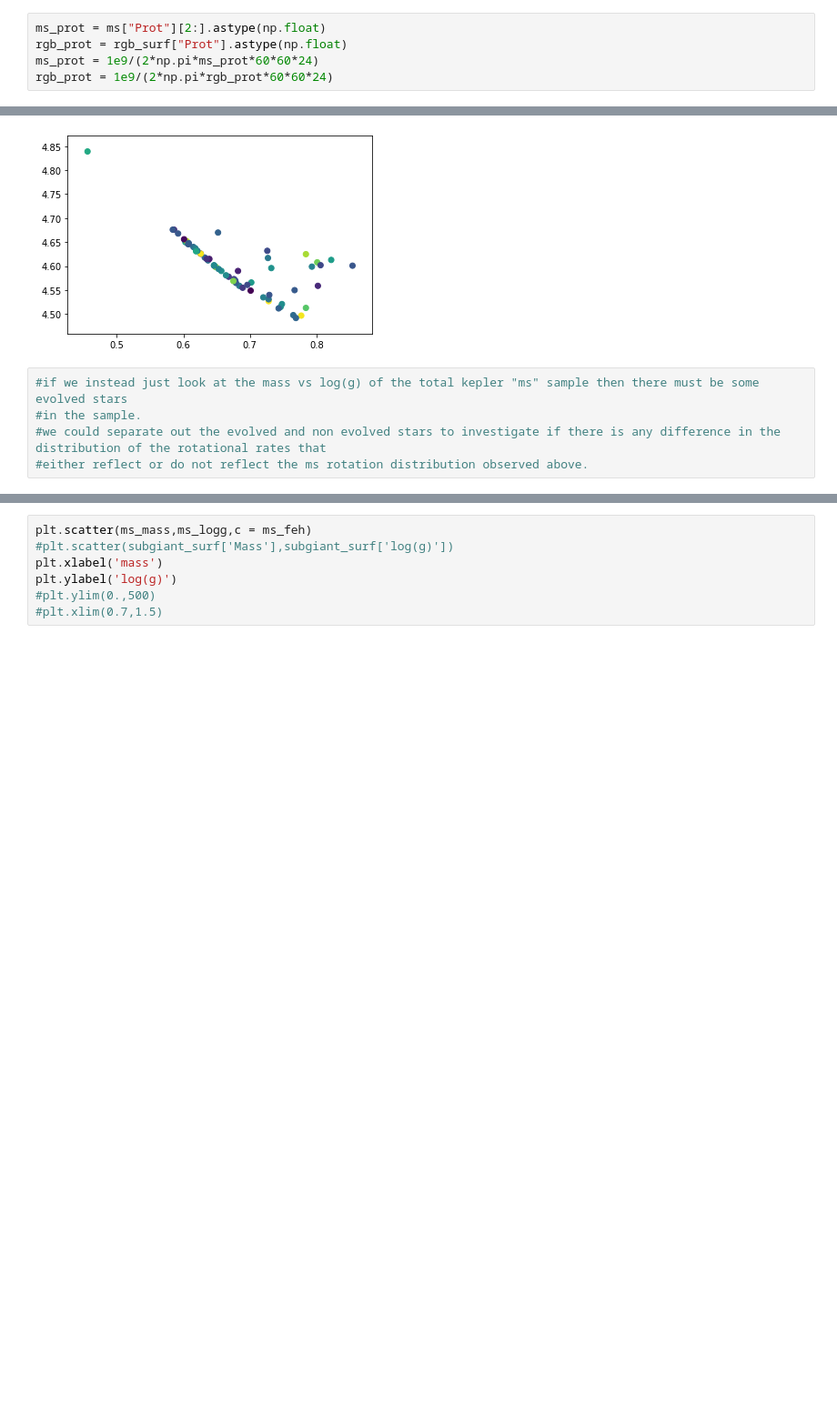
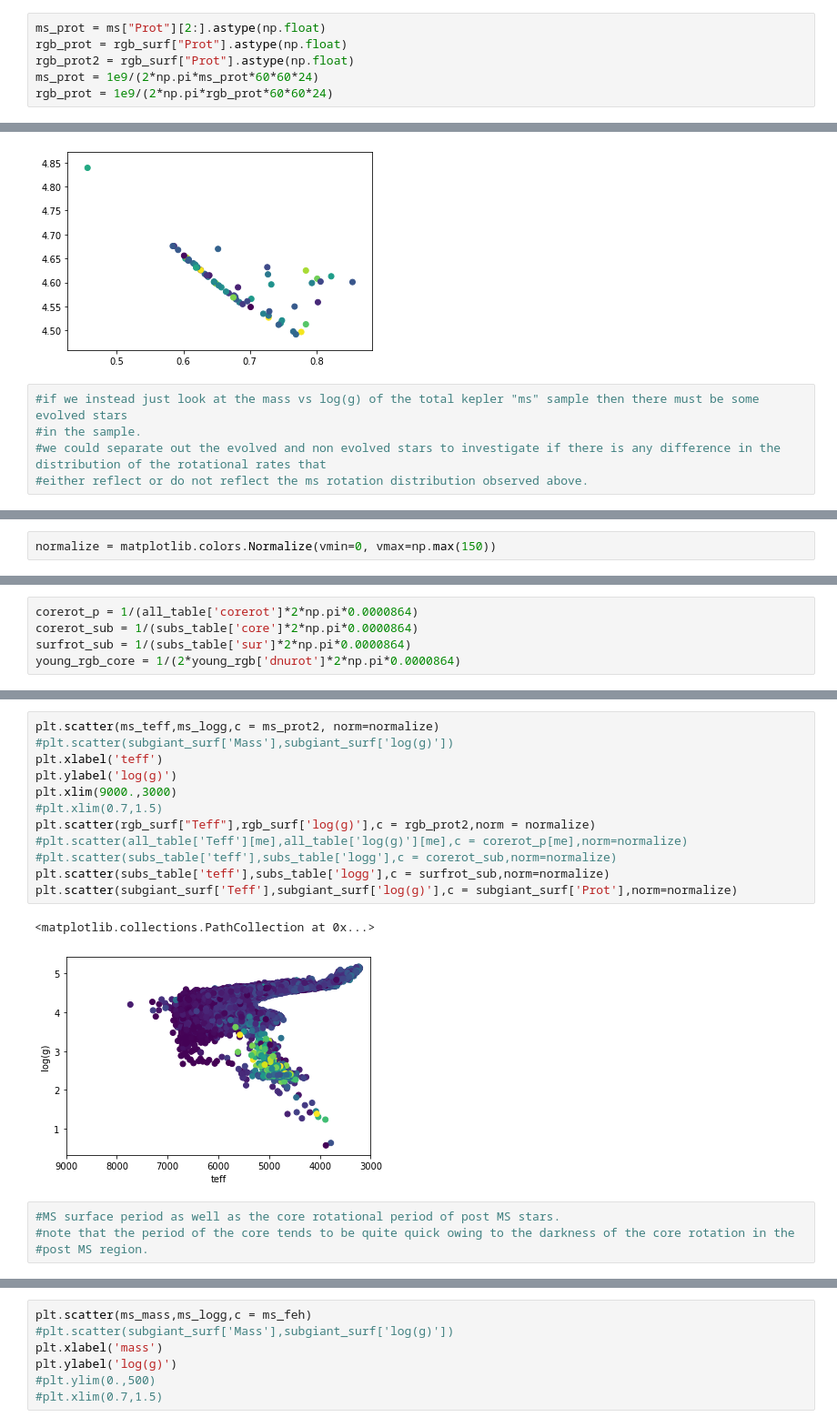
Before and after one commit to tannerwilson23/rotation_data, a Jupyter notebook: Rotational relations.ipynb, the cells around one changed output, grey strips where cells are left out. Shown at 91% size. Saved outputs shown, nothing was run; the diff lists cells and outputs as text; blank space fills up the shorter version.

```diff
--- a/Rotational relations.ipynb
+++ b/Rotational relations.ipynb
@@ -53,6 +57,7 @@ ii_surf = rgb_surf['Mass']<1.5
 # %%
 ms_prot = ms["Prot"][2:].astype(np.float)
 rgb_prot = rgb_surf["Prot"].astype(np.float)
+rgb_prot2 = rgb_surf["Prot"].astype(np.float)
 ms_prot = 1e9/(2*np.pi*ms_prot*60*60*24)
 rgb_prot = 1e9/(2*np.pi*rgb_prot*60*60*24)
 # %%
@@ -706,0 +714,2 @@ plt.scatter(subgiant_surf['Mass'],subgiant_surf['log(g)'],c = np.log10(1/subgian
+# %%
+normalize = matplotlib.colors.Normalize(vmin=0, vmax=np.max(150))
@@ -706,0 +726,5 @@ plt.scatter(subgiant_surf['Mass'],subgiant_surf['log(g)'],c = np.log10(1/subgian
+# %%
+corerot_p = 1/(all_table['corerot']*2*np.pi*0.0000864)
+corerot_sub = 1/(subs_table['core']*2*np.pi*0.0000864)
+surfrot_sub = 1/(subs_table['sur']*2*np.pi*0.0000864)
+young_rgb_core = 1/(2*young_rgb['dnurot']*2*np.pi*0.0000864)
@@ -706,0 +739,19 @@ plt.scatter(subgiant_surf['Mass'],subgiant_surf['log(g)'],c = np.log10(1/subgian
+# %%
+plt.scatter(ms_teff,ms_logg,c = ms_prot2, norm=normalize)
+#plt.scatter(subgiant_surf['Mass'],subgiant_surf['log(g)'])
+plt.xlabel('teff')
+plt.ylabel('log(g)')
+plt.xlim(9000.,3000)
+#plt.xlim(0.7,1.5)
+plt.scatter(rgb_surf["Teff"],rgb_surf['log(g)'],c = rgb_prot2,norm = normalize)
+#plt.scatter(all_table['Teff'][me],all_table['log(g)'][me],c = corerot_p[me],norm=normalize)
+#plt.scatter(subs_table['teff'],subs_table['logg'],c = corerot_sub,norm=normalize)
+plt.scatter(subs_table['teff'],subs_table['logg'],c = surfrot_sub,norm=normalize)
+plt.scatter(subgiant_surf['Teff'],subgiant_surf['log(g)'],c = subgiant_surf['Prot'],norm=normalize)
+# %% [output]
+<matplotlib.collections.PathCollection at 0x...>
+[figure, added]
+# %%
+#MS surface period as well as the core rotational period of post MS stars.
+#note that the period of the core tends to be quite quick owing to the darkness of the core rotation in the
+#post MS region.
```
Also changed, not shown: parts of 37 cells of this notebook.
